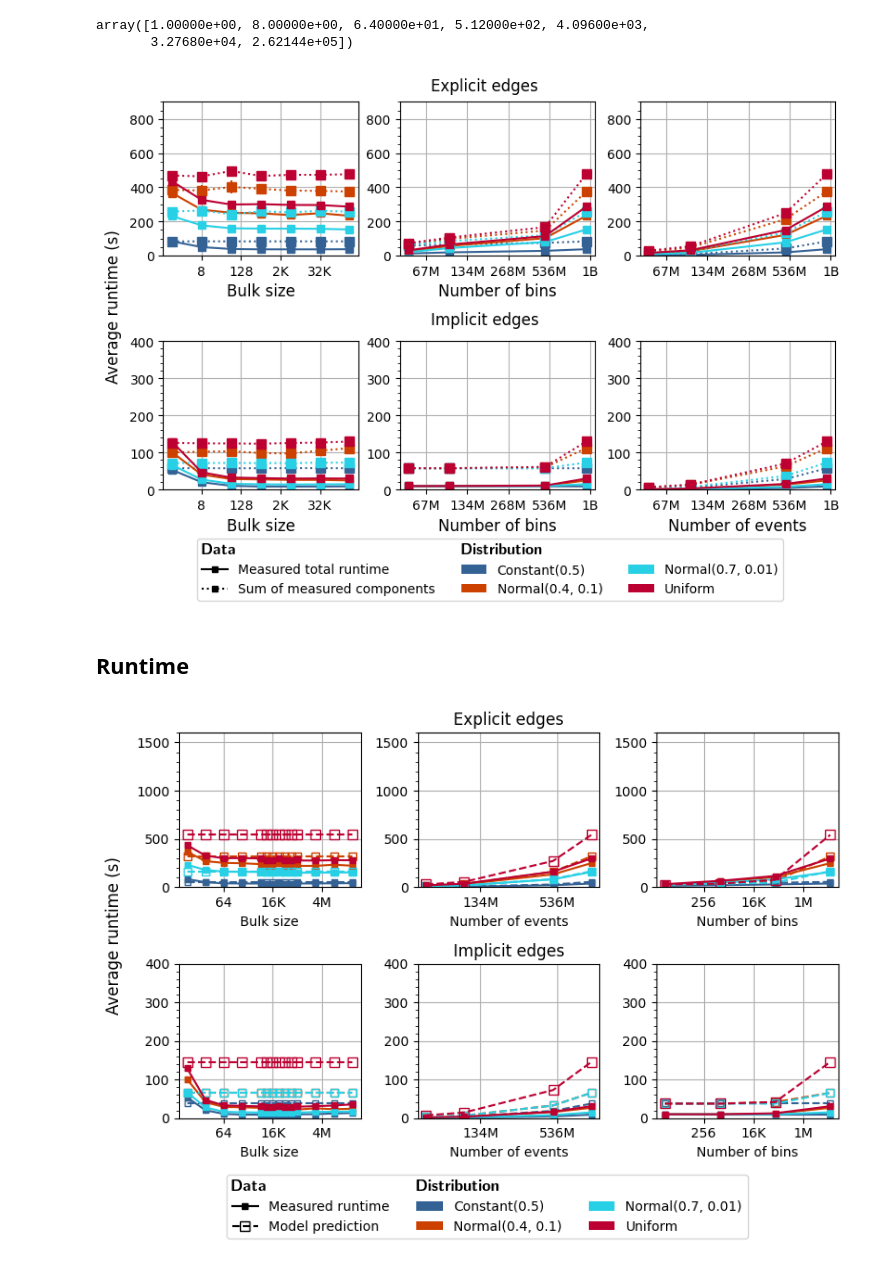
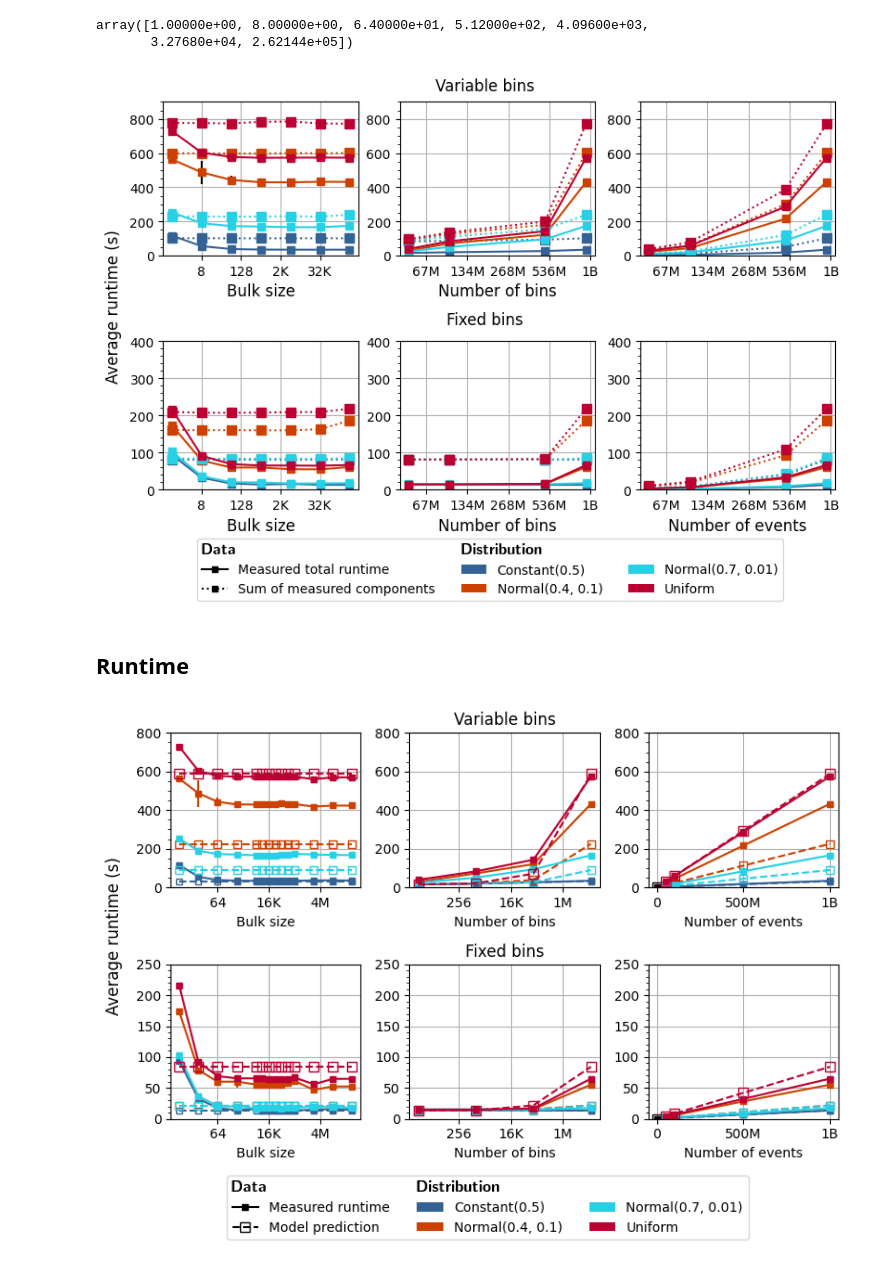
Before and after one commit to jolly-chen/msc-project, a Jupyter notebook: cpu-sequential/validation.ipynb, the cells around one changed output. Saved outputs shown, nothing was run; the diff lists cells and outputs as text; code cells hidden in the pictures.

Commit message:
[nb] update plots

```diff
--- a/cpu-sequential/validation.ipynb
+++ b/cpu-sequential/validation.ipynb
@@ -326,8 +348,7 @@ T_cpu_fixedsearch
 # %% [markdown]
 ## Validation
 # %%
-save = True
-figname = f"{cpu_output_folder}/cpu_findbin_validation.pdf"
+save = global_save; figname = f"{cpu_output_folder}/cpu_findbin_validation.pdf"  # fmt: skip
 ####### nbins vs nvals, distr subplots ###########
 
 selected_env = "CPU"
@@ -340,7 +361,7 @@ ax = plt.subplot(121)
 
 # Legend Labels
 plot_validation_labels()
-ax.set_title("Implicit edges")
+ax.set_title("Fixed edges")
 
 for di, distr in enumerate(unique_distribution):
     arg = selected_env, distr, selected_nvals, unique_nbins, selected_bulksize, False
@@ -387,7 +408,7 @@ ax = plt.subplot(122)
 
 # Legend Labels
 plot_validation_labels()
-ax.set_title("Explicit edges")
+ax.set_title("Variable edges")
 for di, distr in enumerate(unique_distribution):
     arg = selected_env, distr, selected_nvals, unique_nbins, selected_bulksize, True
     avg = cpu_gp_ivd.mean().loc[arg]
@@ -478,8 +573,7 @@ def T_cpu_fill(nbins, subsize):
 # %% [markdown]
 ## Validation
 # %%
-save = True
-figname = f"{cpu_output_folder}/cpu_addbincontent_validation.pdf"
+save = global_save; figname = f"{cpu_output_folder}/cpu_addbincontent_validation.pdf"  # fmt: skip
 
 selected_env = "CPU"
 selected_bulksize = 32768
@@ -514,9 +608,8 @@ for di, distr in enumerate(selected_distr):
         )
     )
 
-    subsize = get_subsize(distr, unique_nbins)
     pred = (
-        T_cpu_fill(unique_nbins, subsize)
+        T_cpu_fill(distr, unique_nbins)
         * selected_nvals
         * unit_to_unit_factor("ns", "s")
     )
@@ -737,8 +832,7 @@ ivd_unique_bulksize
 array([1.00000e+00, 8.00000e+00, 6.40000e+01, 5.12000e+02, 4.09600e+03,
        3.27680e+04, 2.62144e+05])
 # %%
-save = True
-figname = f"{cpu_output_folder}/cpu_total_vs_inner.pdf"
+save = global_save; figname = f"{cpu_output_folder}/cpu_total_vs_inner.pdf"  # fmt: skip
 selected_env = "CPU"
 selected_bulksize = 262144
 selected_nbins = 10e6
@@ -894,8 +988,8 @@ for edi, edg in enumerate([True, False]):
     ax.set_ylim([0, hmax - (not edg) * 500])
 
 # ax = plt.subplot(221)
-subfig1.suptitle("Explicit edges", fontsize=12)
-subfig2.suptitle("Implicit edges", fontsize=12)
+subfig1.suptitle("Variable bins", fontsize=12)
+subfig2.suptitle("Fixed bins", fontsize=12)
 # ax = plt.subplot(223)
 # fig.subplots_adjust(wspace=0.2, hspace=0.5)
 
@@ -924,12 +1018,11 @@ if save:
 
 plt.show()
 # %% [output]
-[figure, old version]
+[figure, new version]
 # %% [markdown]
 ## Runtime
 # %%
-save = True
-figname = f"{cpu_output_folder}/cpu_cpu_validation_das6.pdf"
+save = True; div = True; figname = f"{cpu_output_folder}/cpu_validation{'_div-t2.5-b4' if div else ''}.pdf"  # fmt: skip
 selected_env = "CPU"
 selected_bulksize = 32768
 selected_nbins = 10e6
@@ -942,14 +1035,23 @@ selected_distr = unique_distribution
 edg = True
 
 fig = plt.figure(figsize=(8, 5))
-hmax_exp = 1600
-hdifd_imp = 1200
+factorvar = 2.5
+factorfix = 4
 
 def ms(di):
     return 1.2 * di + 4
 
+
 for edi, edg in enumerate([True, False]):
     ax = plt.subplot(2, 3, edi * 3 + 1)
+    if div:
+        hmax_exp = 800
+        hdifd_imp = 550
+        factor = factorvar if edg else factorfix
+    else:
+        hmax_exp = 1600
+        hdifd_imp = 1200
+        factor = 1
 
     for di, distr in enumerate(selected_distr):
         arg = selected_env, distr, selected_nvals, selected_nbins, unique_bulksize, edg
@@ -959,7 +1061,7 @@ for edi, edg in enumerate([True, False]):
 
         # Predicition in nanoseconds!
         subsize = get_subsize(distr, selected_nbins)
-        tfill_pred = T_cpu_fill(selected_nbins, subsize)
+        tfill_pred = T_cpu_fill(distr, selected_nbins)
         tfindbin_pred = T_cpu_findbin(edg, selected_nbins, subsize)
         tusb_pred = T_cpu_updatestats
         pred = np.repeat(
@@ -970,7 +1072,7 @@ for edi, edg in enumerate([True, False]):
         )
         plt.errorbar(
             unique_bulksize,
-            pred,
+            pred / factor,
             color=p[0].get_color(),
             **{**pred_nocolor_style, "markersize": ms(di)},
         )
@@ -984,7 +1086,7 @@ for edi, edg in enumerate([True, False]):
     plt.ylim([0, hmax_exp - (not edg) * hdifd_imp])
     # plt.ylabel("a")
     #######################################################
-    ax = plt.subplot(2, 3, edi * 3 + 2)
+    ax = plt.subplot(2, 3, edi * 3 + 3)
 
     # Legend Labels
     ax.plot(0, 0, label="Measured total runtime", c="k", marker="s", markersize=5)
@@ -1005,7 +1107,7 @@ for edi, edg in enumerate([True, False]):
 
         # In nanoseconds!
         subsize = get_subsize(distr, selected_nbins)
-        tfill_pred = T_cpu_fill(selected_nbins, subsize)
+        tfill_pred = T_cpu_fill(distr, selected_nbins)
         tfindbin_pred = T_cpu_findbin(edg, selected_nbins, subsize)
         tusb_pred = T_cpu_updatestats
         pred = (
@@ -1015,21 +1117,20 @@ for edi, edg in enumerate([True, False]):
         )
         plt.errorbar(
             unique_nvals,
-            pred,
+            pred / factor,
             color=p[0].get_color(),
             **{**pred_nocolor_style, "markersize": ms(di)},
         )
 
-    plt.xscale("log", base=2)
+    # plt.xscale("log", base=2)
     ax.xaxis.set_major_formatter(
         ticker.FuncFormatter(lambda x, _: f"{human_readable(int(x))}")
     )
     plt.xlabel("Number of events")
 
     plt.ylim([0, hmax_exp - (not edg) * hdifd_imp])
-    plt.title(f"{'Explicit' if edg else 'Implicit'} edges")
     #######################################################
-    ax = plt.subplot(2, 3, edi * 3 + 3)
+    ax = plt.subplot(2, 3, edi * 3 + 2)
 
     # Legend Labels
     plot_validation_labels()
@@ -1042,7 +1143,7 @@ for edi, edg in enumerate([True, False]):
 
         # In nanoseconds!
         subsize = get_subsize(distr, unique_nbins)
-        tfill_pred = T_cpu_fill(unique_nbins, subsize)
+        tfill_pred = T_cpu_fill(distr, unique_nbins)
         tfindbin_pred = T_cpu_findbin(edg, unique_nbins, subsize)
         tusb_pred = T_cpu_updatestats
         pred = (
@@ -1052,7 +1153,7 @@ for edi, edg in enumerate([True, False]):
         )
         plt.errorbar(
             unique_nbins,
-            pred,
+            pred / factor,
             color=p[0].get_color(),
             **{**pred_nocolor_style, "markersize": ms(di)},
         )
@@ -1075,32 +1176,35 @@ for edi, edg in enumerate([True, False]):
     plt.xlabel("Number of bins")
 
     plt.ylim([0, hmax_exp - (not edg) * hdifd_imp])
+    plt.title(f"{'Variable' if edg else 'Fixed'} bins")
 
 #######################################################
 
 hndls = ax.get_legend_handles_labels()[0]
 hndls.insert(0, "Data")
 hndls.insert(3, "Distribution")
 hndls.insert(6, "")
 
 lbls = ax.get_legend_handles_labels()[1]
 lbls.insert(0, "")
 lbls.insert(3, "")
 lbls.insert(6, "")
 legend = fig.legend(
     hndls,
     lbls,
     loc="lower left",
     bbox_to_anchor=(0.17, -0.15),
     ncols=3,
+    # bbox_to_anchor=(1, 0.53),
+    # ncols=1,
     handler_map={str: LegendTitle({"fontsize": 12})},
 )
 
 # plt.legend()
 fig.supylabel("Average runtime (s)")
 
 plt.tight_layout()
 if save:
     plt.savefig(figname, format="pdf", bbox_inches="tight")
 # %% [output]
-[figure, old version]
+[figure, new version]
```
Also changed, not shown: parts of 23 cells of this notebook, 18 other files.
